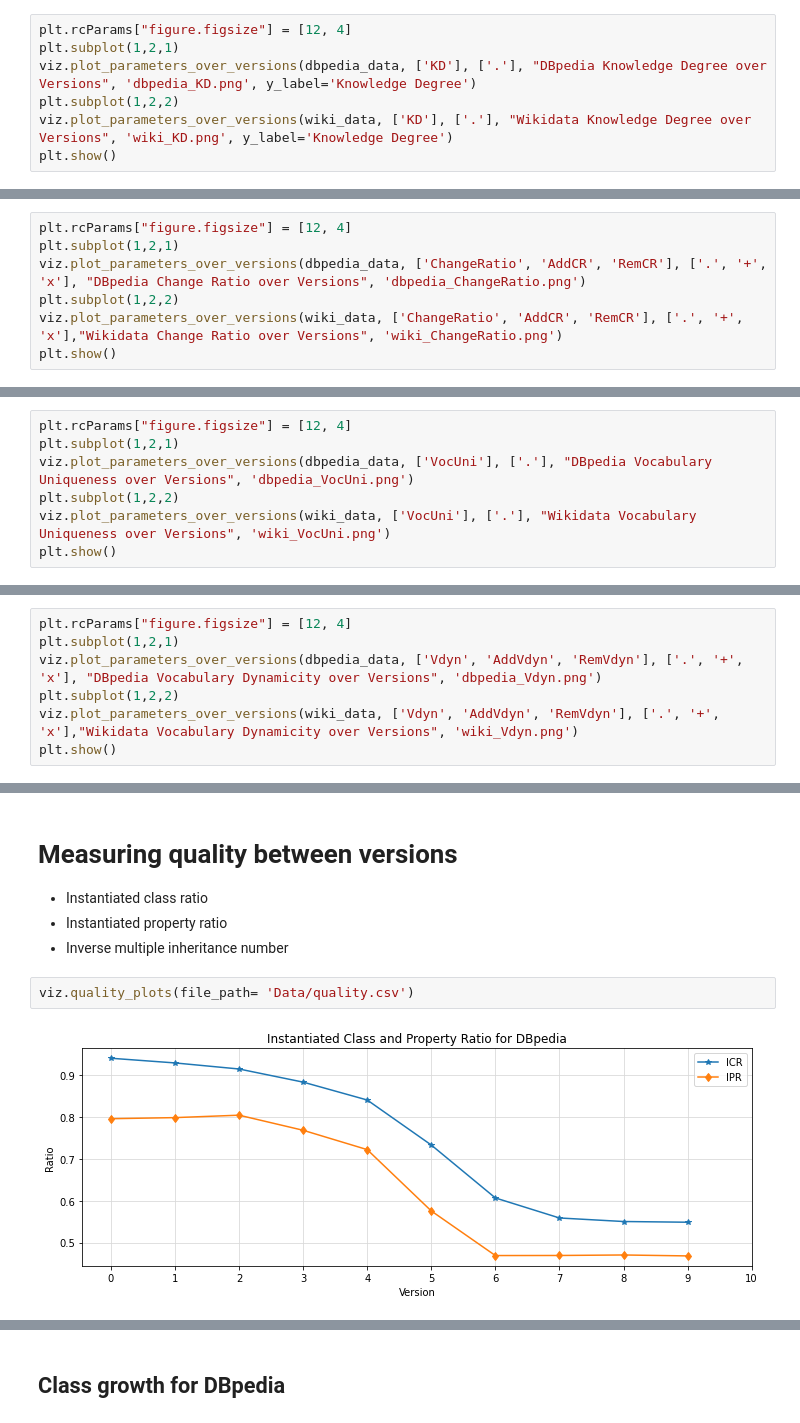
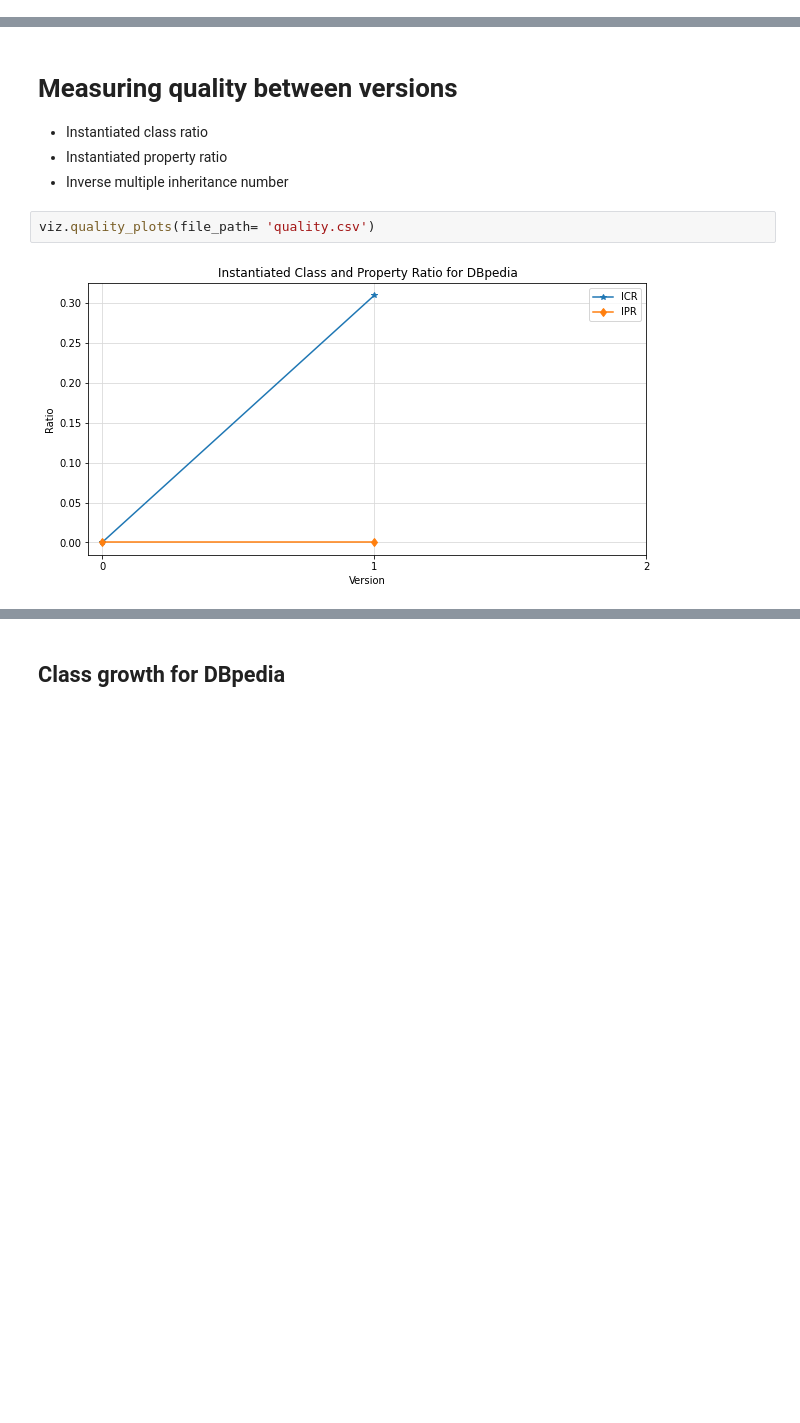
Before and after one commit to EBrandDV/P4, a Jupyter notebook: notebook.ipynb, the cells around one changed output, grey strips where cells are left out. Drawn from its saved outputs; the diff is of its cells as text; blank space fills up the shorter version.

```diff
--- a/notebook.ipynb
+++ b/notebook.ipynb
@@ -73,10 +138,3 @@ plt.show()
 # Measuring evolution of content
 # %% [markdown]
 ## Knowledge degree
-# %%
-plt.rcParams["figure.figsize"] = [12, 4]
-plt.subplot(1,2,1)
-viz.plot_parameters_over_versions(dbpedia_data, ['KD'], ['.'], "DBpedia Knowledge Degree over Versions", 'dbpedia_KD.png', y_label='Knowledge Degree')
-plt.subplot(1,2,2)
-viz.plot_parameters_over_versions(wiki_data, ['KD'], ['.'], "Wikidata Knowledge Degree over Versions", 'wiki_KD.png', y_label='Knowledge Degree')
-plt.show()
@@ -85,9 +148,2 @@ plt.show()
 # %% [markdown]
 ## Change ratio
-# %%
-plt.rcParams["figure.figsize"] = [12, 4]
-plt.subplot(1,2,1)
-viz.plot_parameters_over_versions(dbpedia_data, ['ChangeRatio', 'AddCR', 'RemCR'], ['.', '+', 'x'], "DBpedia Change Ratio over Versions", 'dbpedia_ChangeRatio.png')
-plt.subplot(1,2,2)
-viz.plot_parameters_over_versions(wiki_data, ['ChangeRatio', 'AddCR', 'RemCR'], ['.', '+', 'x'],"Wikidata Change Ratio over Versions", 'wiki_ChangeRatio.png')
-plt.show()
@@ -97,10 +158,3 @@ plt.show()
 ## Vocabulary
 # %% [markdown]
 ### Vocabulary uniqueness
-# %%
-plt.rcParams["figure.figsize"] = [12, 4]
-plt.subplot(1,2,1)
-viz.plot_parameters_over_versions(dbpedia_data, ['VocUni'], ['.'], "DBpedia Vocabulary Uniqueness over Versions", 'dbpedia_VocUni.png')
-plt.subplot(1,2,2)
-viz.plot_parameters_over_versions(wiki_data, ['VocUni'], ['.'], "Wikidata Vocabulary Uniqueness over Versions", 'wiki_VocUni.png')
-plt.show()
@@ -109,9 +168,2 @@ plt.show()
 # %% [markdown]
 ### Vocabulary dynamicity
-# %%
-plt.rcParams["figure.figsize"] = [12, 4]
-plt.subplot(1,2,1)
-viz.plot_parameters_over_versions(dbpedia_data, ['Vdyn', 'AddVdyn', 'RemVdyn'], ['.', '+', 'x'], "DBpedia Vocabulary Dynamicity over Versions", 'dbpedia_Vdyn.png')
-plt.subplot(1,2,2)
-viz.plot_parameters_over_versions(wiki_data, ['Vdyn', 'AddVdyn', 'RemVdyn'], ['.', '+', 'x'],"Wikidata Vocabulary Dynamicity over Versions", 'wiki_Vdyn.png')
-plt.show()
@@ -123,6 +180,6 @@ plt.show()
 - Instantiated property ratio
 - Inverse multiple inheritance number
 # %%
-viz.quality_plots(file_path= 'Data/quality.csv')
+viz.quality_plots(file_path= 'quality.csv')
 # %% [output]
-[figure, old version]
+[figure, new version]
```
Also changed, not shown: parts of 39 cells of this notebook, 4 other files.
